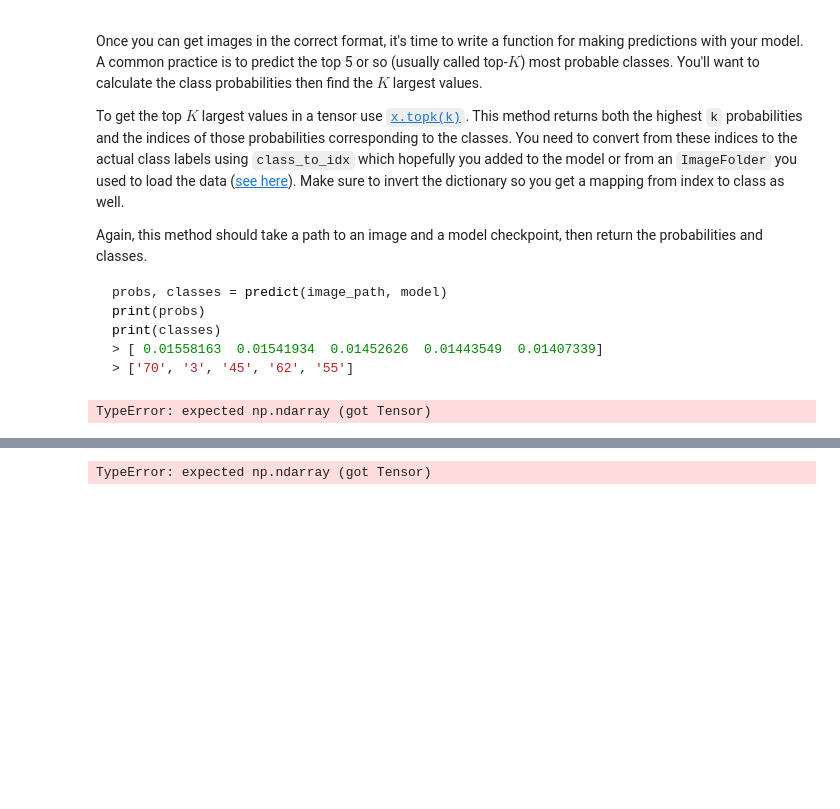
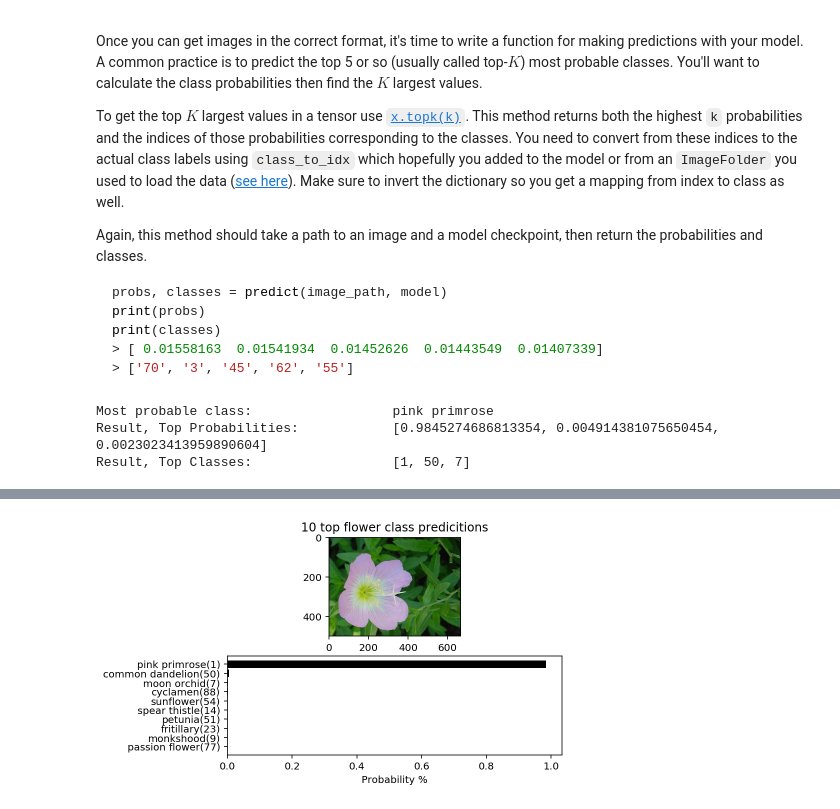
Before and after one commit to Nadine85/Image-Classifier-Project, a Jupyter notebook: Image Classifier Project.ipynb, the cells around one changed output, grey strips where cells are left out. Saved outputs shown, nothing was run; the diff lists cells and outputs as text; code cells hidden in the pictures; blank space fills up the shorter version.

````diff
--- a/Image Classifier Project.ipynb
+++ b/Image Classifier Project.ipynb
@@ -472,24 +507,35 @@ print(classes)
 > ['70', '3', '45', '62', '55']
 ```
 # %%
-def predict(image_path, model, topk=5):
+def predict(image, model, topk=5):
     ''' Predict the class (or classes) of an image using a trained deep learning model.
     '''
-    # TODO: Implement the code to predict the class from an image file
+        # TODO: Implement the code to predict the class from an image file
 
     with torch.no_grad():
-        image = process_image(image_path)
-        imageTorch = torch.from_numpy(image)
+        #switch from numpy to pytorch
+        imageTorch = torch.tensor(image)
+        imageTorch = imageTorch.float()
+        #remove runtime error
         imageTorch.unsqueeze_(0)
-        imageTorch = torchImage.float()
-        predictor, _ = load_checkpoint(model)
-        outputs = predictor(imageTorch)
+
+        #run model
+        outputs = model(imageTorch)
         probabilities, classes = torch.exp(outputs).topk(topk)
-        return probabilities[0].tolist().classes[0].add(1).tolist()
+        return probabilities[0].tolist(), classes[0].add(1).tolist()
+    top_probabilities = probabilities[0].tolist()
+    top_classes = classes[0].add(1).tolist()
+    return top_probabilities, top_classes
+
+top_probabilities, top_classes = predict(image, model, topk=3)
+
+print("Most probable class:                  " + str(cat_to_name[str(top_classes[0])]))
+print("Result, Top Probabilities:            " + str(top_probabilities))
+print("Result, Top Classes:                  " + str(top_classes))
+# %% [output]
+Most probable class:                  pink primrose
+Result, Top Probabilities:            [0.9845274686813354, 0.004914381075650454, 0.0023023413959890604]
+Result, Top Classes:                  [1, 50, 7]
-# %%
-predict(train_dir + '/1/image_06735.jpg', 'checkpoint.pth')
-# %% [output]
-TypeError: expected np.ndarray (got Tensor)
 # %% [markdown]
 ## Sanity Checking
 
@@ -499,24 +545,23 @@ Now that you can use a trained model for predictions, check to make sure it make
 
 You can convert from the class integer encoding to actual flower names with the `cat_to_name.json` file (should have been loaded earlier in the notebook). To show a PyTorch tensor as an image, use the `imshow` function defined above.
 # %%
-# TODO: Display an image along with the top 5 classes
-
 def sanity_check(image_path, model):
-    probabilities, classes = predict(image_path, model)
+    image = process_image(image_path)
+    probabilities, classes = predict(image, model, topk=10)
     flowerClasses = [cat_to_name[str(cls)]+ "({})".format(str(cls)) for cls in classes]
     image = Image.open(image_path)
     fig, ax = plt.subplots(2,1)
     ax[0].imshow(image);
-    y_positions = np.arrange(len(flowerClasses))
-    ax[1].barh(y_positions, ps,color = "blue")
+    y_positions = np.arange(len(flowerClasses))
+    ax[1].barh(y_positions, probabilities, color = "black")
     ax[1].set_yticks(y_positions)
     ax[1].set_yticklabels(flowerClasses)
     ax[1].invert_yaxis()
     ax[1].set_xlabel("Probability %")
-    ax[0].set_title("5 top flower class predicitions")
+    ax[0].set_title("10 top flower class predicitions")
 
     return None
 
-sanity_check(train_dir + "/1/image_06735.jpg", "checkpoint.pth")
+sanity_check(train_dir + "/1/image_06735.jpg", model)
 # %% [output]
-TypeError: expected np.ndarray (got Tensor)
+[figure, added]
````
Also changed, not shown: parts of 16 cells of this notebook, 1 other file.
